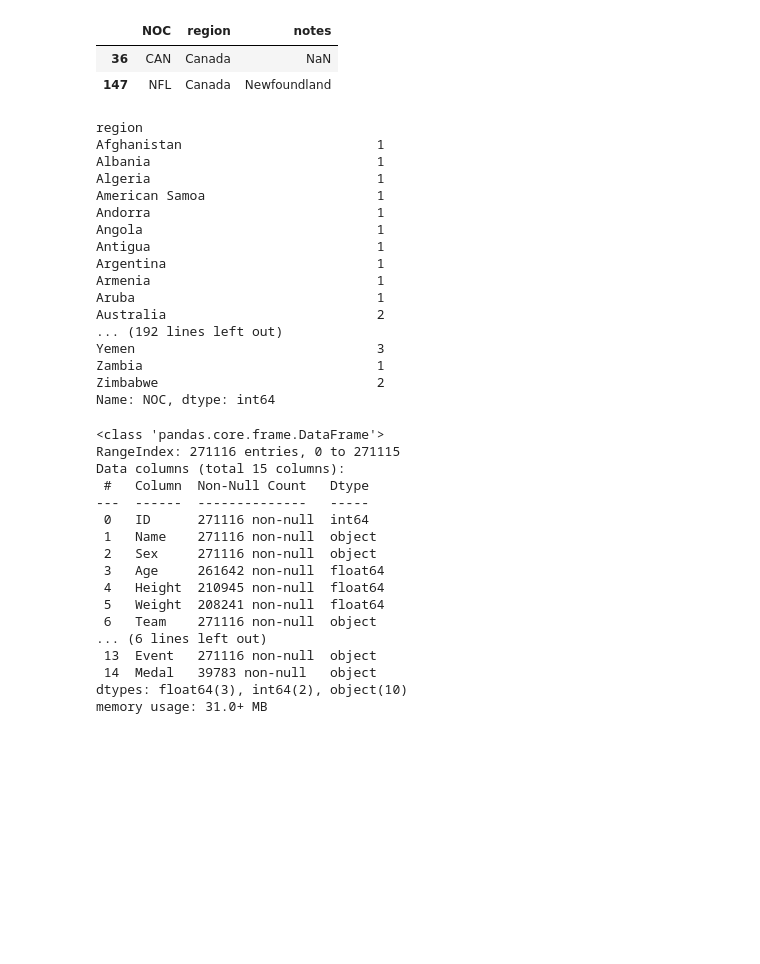
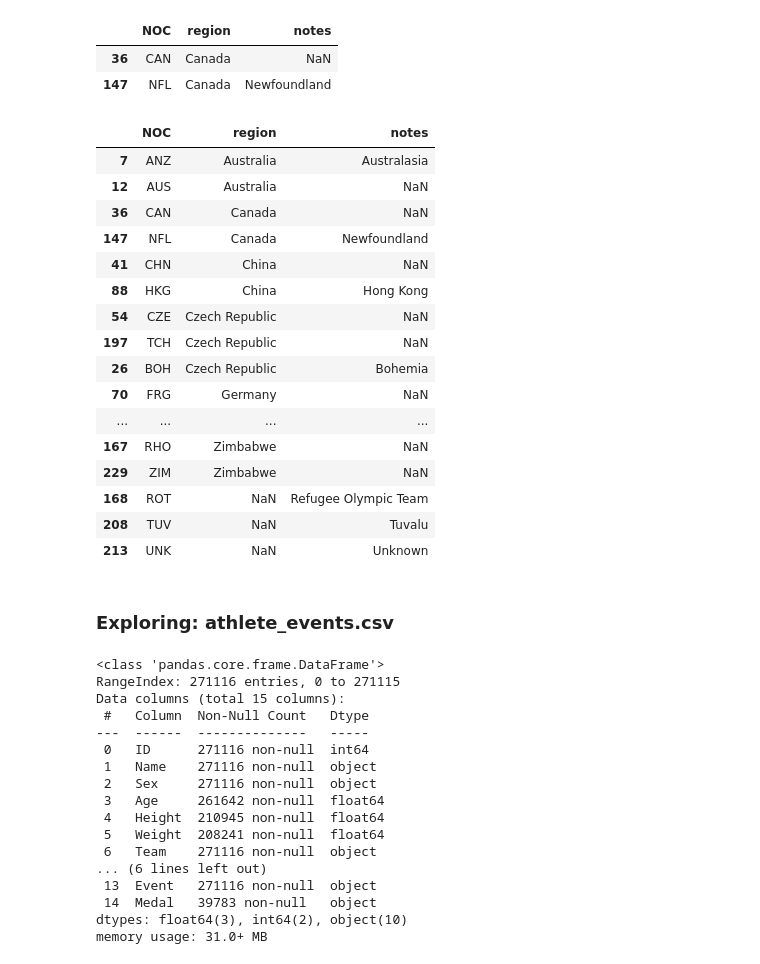
Before and after one commit to FJFard/Analyzing-Olympics-dataset, a Jupyter notebook: 0_sport_stats_analysis.ipynb, the cells around one changed output. Saved outputs shown, nothing was run; the diff lists cells and outputs as text; code cells hidden in the pictures; blank space fills up the shorter version.

```diff
--- a/0_sport_stats_analysis.ipynb
+++ b/0_sport_stats_analysis.ipynb
@@ -42,26 +47,28 @@ a_regions[a_regions.region=='Canada']
 |  | NOC | region | notes |
 | 36 | CAN | Canada | NaN |
 | 147 | NFL | Canada | Newfoundland |
-# %%
-a_regions.groupby(['region']).NOC.count()
-# %% [output]
-region
-Afghanistan                         1
-Albania                             1
-Algeria                             1
-American Samoa                      1
-Andorra                             1
-Angola                              1
-Antigua                             1
-Argentina                           1
-Armenia                             1
-Aruba                               1
-Australia                           2
-... (192 lines left out)
-Yemen                               3
-Zambia                              1
-Zimbabwe                            2
-Name: NOC, dtype: int64
+# %%
+a_regions[a_regions.duplicated(subset='region', keep=False)].sort_values(by='region')
+# %% [output]
+|  | NOC | region | notes |
+| 7 | ANZ | Australia | Australasia |
+| 12 | AUS | Australia | NaN |
+| 36 | CAN | Canada | NaN |
+| 147 | NFL | Canada | Newfoundland |
+| 41 | CHN | China | NaN |
+| 88 | HKG | China | Hong Kong |
+| 54 | CZE | Czech Republic | NaN |
+| 197 | TCH | Czech Republic | NaN |
+| 26 | BOH | Czech Republic | Bohemia |
+| 70 | FRG | Germany | NaN |
+| ... | ... | ... | ... |
+| 167 | RHO | Zimbabwe | NaN |
+| 229 | ZIM | Zimbabwe | NaN |
+| 168 | ROT | NaN | Refugee Olympic Team |
+| 208 | TUV | NaN | Tuvalu |
+| 213 | UNK | NaN | Unknown |
+# %% [markdown]
+### Exploring: athlete_events.csv
 # %%
 a_events = pd.read_csv('./SportsStats/athlete_events.csv')
 # %%
```
Also changed, not shown: parts of 18 cells of this notebook.
